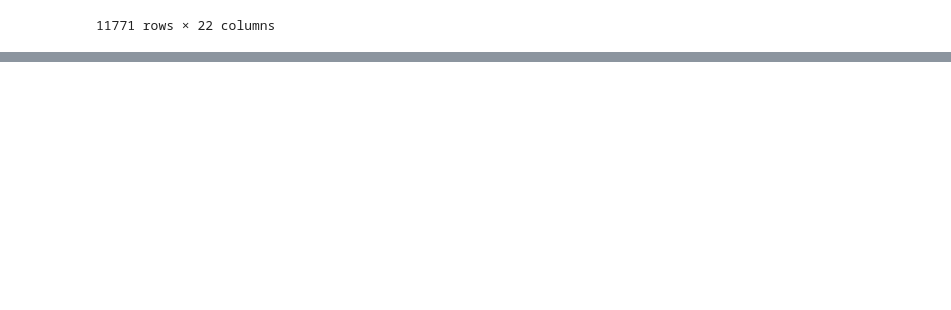
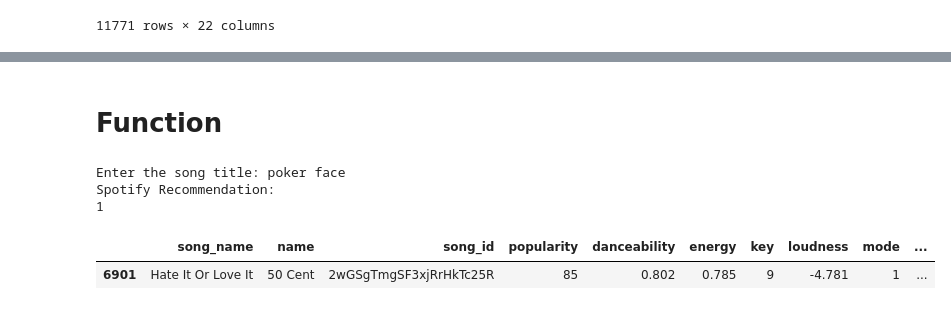
Before and after one commit to alexgh75/lab-web-scraping-single-page, a Jupyter notebook: Playlist.ipynb, the cells around one changed output, grey strips where cells are left out. Cells and saved outputs as stored; diff of their text form; code cells hidden in the pictures; blank space fills up the shorter version.

```diff
--- a/Playlist.ipynb
+++ b/Playlist.ipynb
@@ -111,0 +235,2 @@ df_w_audio_ft.to_csv('df_w_audio_ft.csv', index=False)
+# %%
+data["cluster"]=clusters
@@ -111,0 +255,10 @@ df_w_audio_ft.to_csv('df_w_audio_ft.csv', index=False)
+# %%
+import spotipy
+from spotipy.oauth2 import SpotifyClientCredentials
+
+#Initialize SpotiPy with user credentials
+sp = spotipy.Spotify(auth_manager=SpotifyClientCredentials(client_id=secrets_dict['clientid'],
+                                                           client_secret=secrets_dict['clientsecret']))
+# %%
+results = sp.search(q='Lady Gaga', limit=50)
+results
@@ -111,0 +362,26 @@ df_w_audio_ft.to_csv('df_w_audio_ft.csv', index=False)
+# %% [markdown]
+# Function
+# %%
+ #Assuming your dataframe is named df
+def recommend_song(df):
+    title_input = input("Enter the song title: ").lower()
+    if title_input in df['title'].str.lower().values:
+        # Filter dataframe to exclude songs with the input title
+        filtered_df = df[df['title'].str.lower() != title_input]
+        # If there are still songs after filtering
+        if len(filtered_df) > 0:
+            # Select a random song from the filtered dataframe
+            random_song = filtered_df.sample()
+            recommended_song = random_song.iloc[0]['title']
+            print(f"Recommendation: {recommended_song}")
+    else:
+        print("Spotify Recommendation:")
+        songRecommendFromBigList(title_input)
+
+recommend_song(df)
+# %% [output]
+Enter the song title: poker face
+Spotify Recommendation:
+1
+|  | song_name | name | song_id | popularity | danceability | energy | key | loudness | mode | ... |
+| 6901 | Hate It Or Love It | 50 Cent | 2wGSgTmgSF3xjRrHkTc25R | 85 | 0.802 | 0.785 | 9 | -4.781 | 1 | ... |
```
Also changed, not shown: parts of 19 cells of this notebook, 4 other files.
